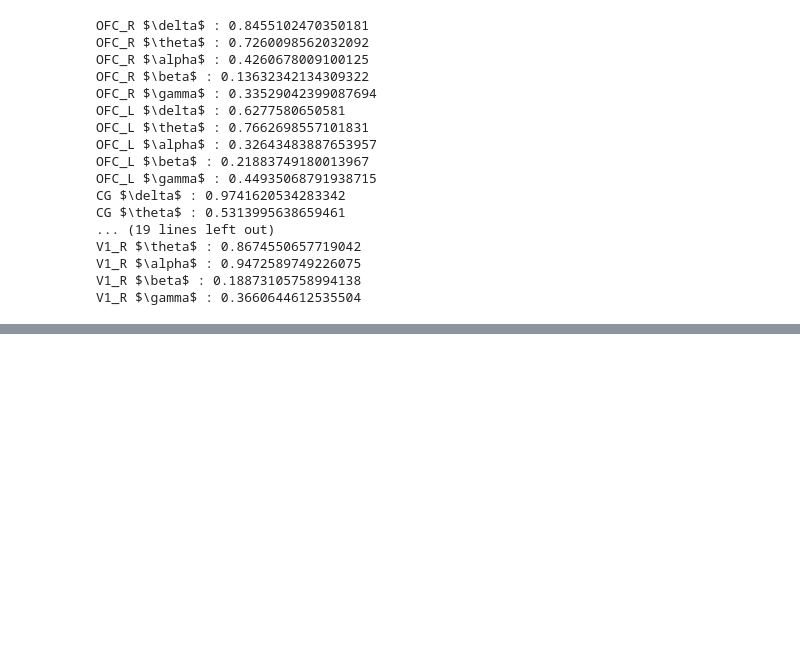
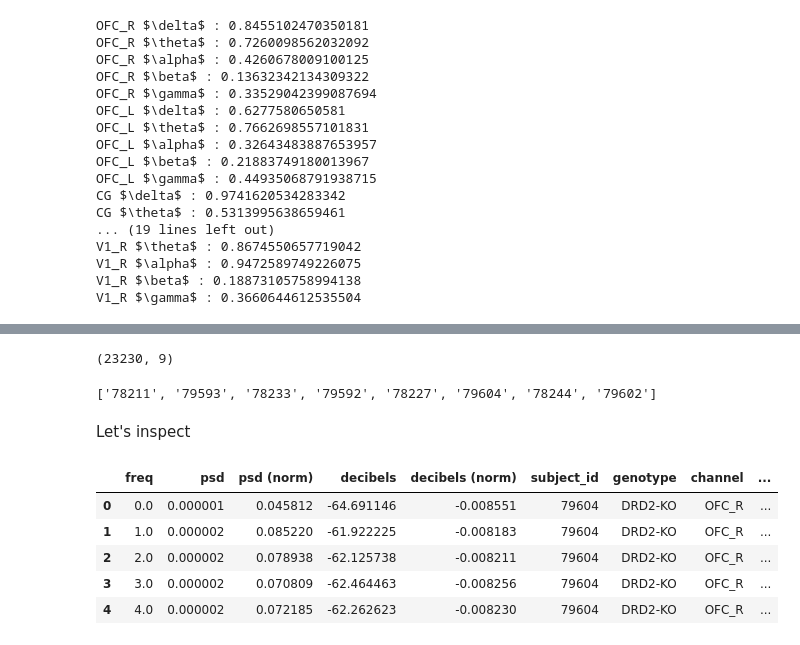
Before and after one commit to olledejong/rp2, a Jupyter notebook: three_chamber/sociability/eeg_power_analysis.ipynb, the cells around one changed output, grey strips where cells are left out. Drawn from its saved outputs; the diff is of its cells as text; code cells hidden in the pictures; blank space fills up the shorter version.

Commit message:
Separating batches based on original sampling frequency to see whether this yields different results when it comes to the power spectral densities

```diff
--- a/three_chamber/sociability/eeg_power_analysis.ipynb
+++ b/three_chamber/sociability/eeg_power_analysis.ipynb
@@ -855,0 +935,23 @@ V1_R $\gamma$ : 0.3660644612535504
+# %%
+df.shape
+# %% [output]
+(23230, 9)
+# %%
+ids_high_sf = [str(key) for key, value in subject_id_batch_cage_dict.items() if 'batch1' in value or 'batch2' in value]
+print(ids_high_sf)
+# %% [output]
+['78211', '79593', '78233', '79592', '78227', '79604', '78244', '79602']
+# %%
+df_high_sf = df[df.subject_id.isin(ids_high_sf)]
+df_low_sf = df[~df.subject_id.isin(ids_high_sf)]
+# %% [markdown]
+Let's inspect
+# %%
+df_high_sf.head()
+# %% [output]
+|  | freq | psd | psd (norm) | decibels | decibels (norm) | subject_id | genotype | channel | ... |
+| 0 | 0.0 | 0.000001 | 0.045812 | -64.691146 | -0.008551 | 79604 | DRD2-KO | OFC_R | ... |
+| 1 | 1.0 | 0.000002 | 0.085220 | -61.922225 | -0.008183 | 79604 | DRD2-KO | OFC_R | ... |
+| 2 | 2.0 | 0.000002 | 0.078938 | -62.125738 | -0.008211 | 79604 | DRD2-KO | OFC_R | ... |
+| 3 | 3.0 | 0.000002 | 0.070809 | -62.464463 | -0.008256 | 79604 | DRD2-KO | OFC_R | ... |
+| 4 | 4.0 | 0.000002 | 0.072185 | -62.262623 | -0.008230 | 79604 | DRD2-KO | OFC_R | ... |
```
Also changed, not shown: parts of 14 cells of this notebook, 1 other file.
